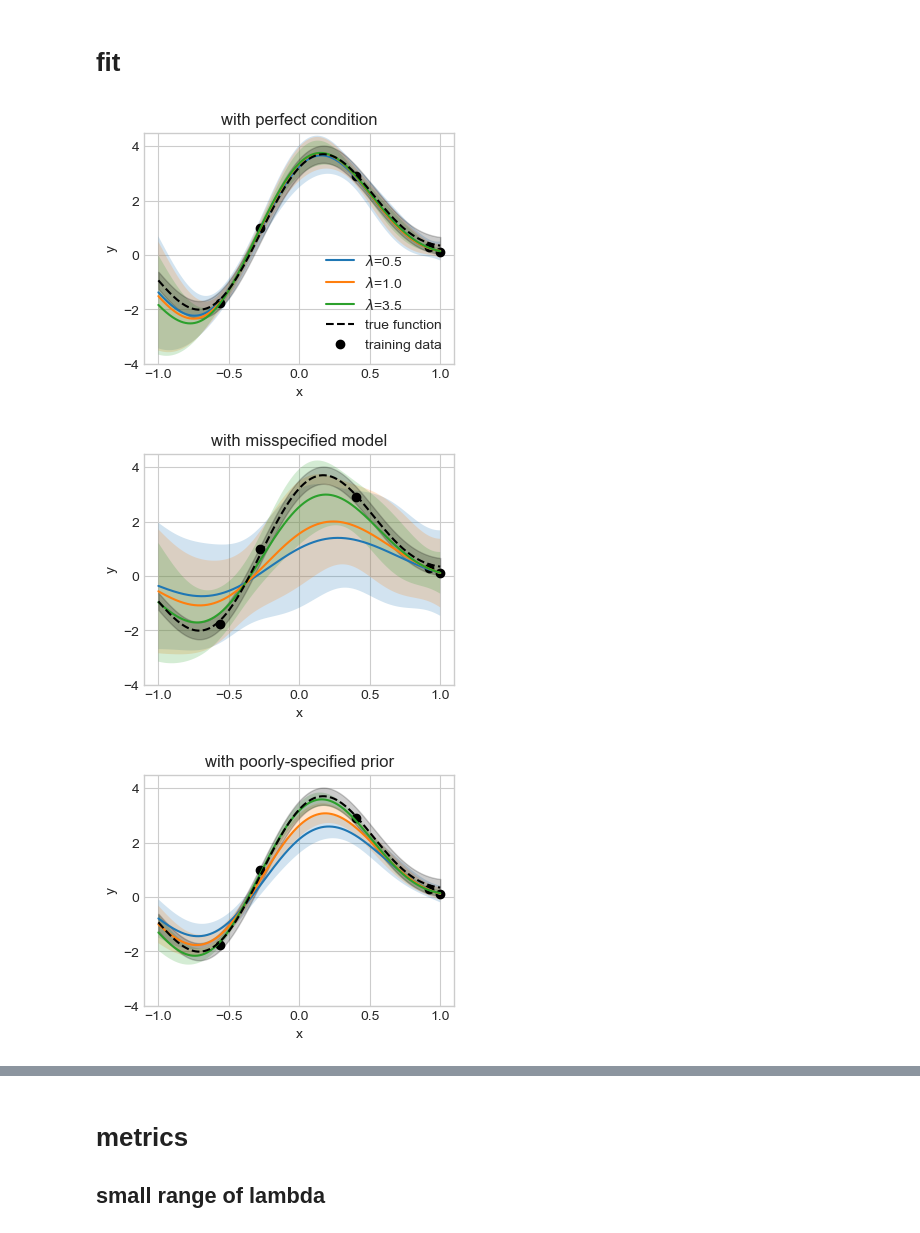
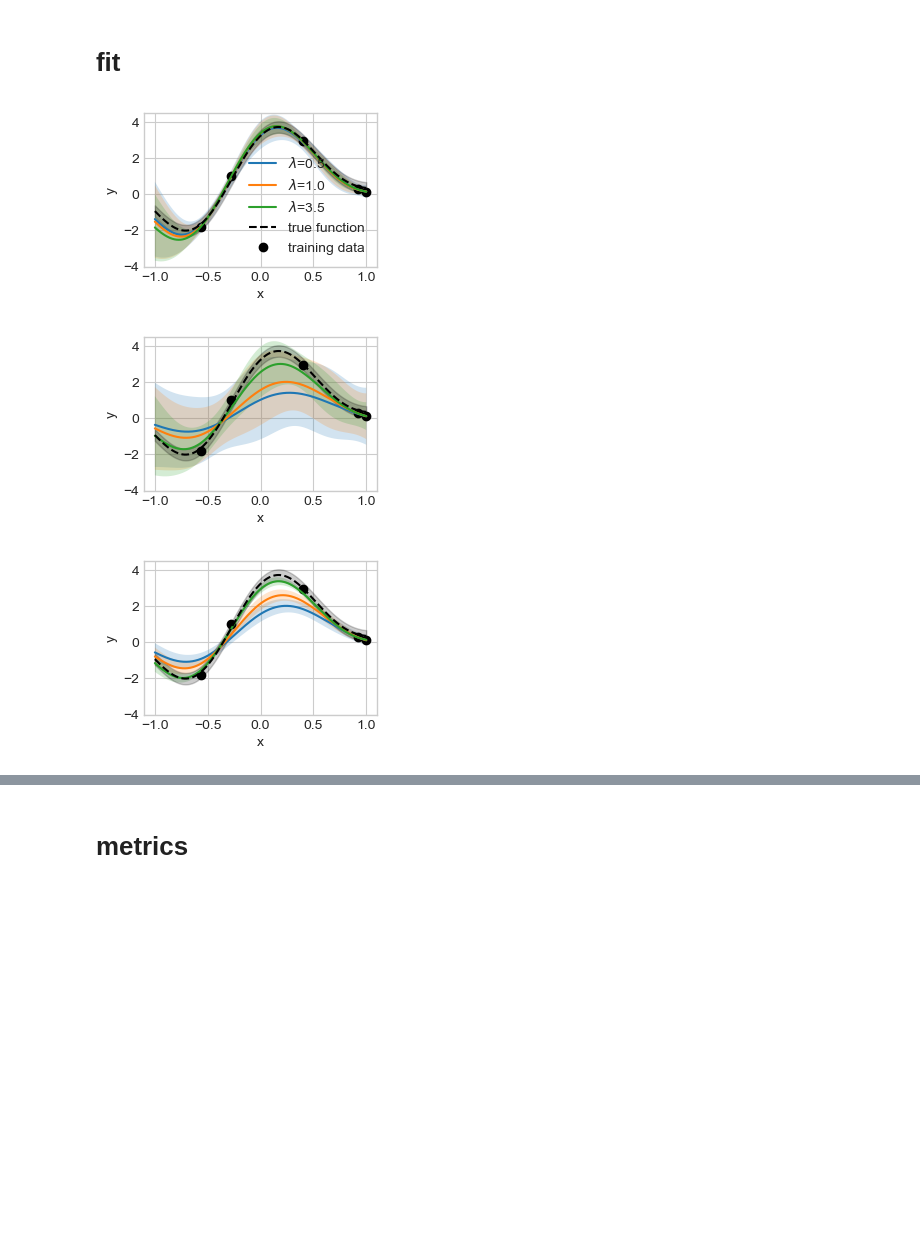
Before and after one commit to pyijiezhang/cold-posteriors-and-pacbayes, a Jupyter notebook: results/blm_regression_exact/simulation_exact_lm_regression.ipynb, the cells around one changed output, grey strips where cells are left out. Saved outputs shown, nothing was run; the diff lists cells and outputs as text; code cells hidden in the pictures; blank space fills up the shorter version.

```diff
--- a/results/blm_regression_exact/simulation_exact_lm_regression.ipynb
+++ b/results/blm_regression_exact/simulation_exact_lm_regression.ipynb
@@ -24,78 +24,75 @@ Y_true = torch.sum(X_show, 1)
 # fit
 # %%
 settings = [
-    "model_good_prior_good_no_da",
-    "model_bad_prior_good_no_da",
-    "model_good_prior_bad_no_da",
-    "model_good_prior_good_with_da"
+    "perfect",
+    "model_bad",
+    "prior_bad",
+    "data_augmentation"
 ]
 
 for setting in settings:
 
-    if setting == "model_good_prior_good_no_da":
+    if setting == "perfect":
         var_likelihood = 0.025
         var_prior = 1.0
-    if setting == "model_bad_prior_good_no_da":
+    if setting == "model_bad":
         var_likelihood = 1.0
         var_prior = 1.0
-    if setting == "model_good_prior_bad_no_da":
+    if setting == "prior_bad":
         var_likelihood = 0.025
-        var_prior = 0.1
-    if setting == "model_good_prior_good_with_da":
+        var_prior = 0.05
+    if setting == "data_augmentation":
         var_likelihood = 0.025
         var_prior = 1.0
 
     dir_prefix = f"./{setting}/"
     if not os.path.exists(dir_prefix):
         os.makedirs(dir_prefix)
 
-    if setting == "model_good_prior_good_no_da":
-        true_label="true function"
-        data_label="training data"
-    else:
-        true_label=""
-        data_label=""
+    true_label="true function"
+    data_label="training data"
 
     # model fit
-    plt.figure(figsize=(4,3))
+    plt.figure(figsize=(3,2))
     for lamb in [0.5, 1.0, 3.5]:
-        if setting == "model_good_prior_good_with_da":
+        if setting == "data_augmentation":
             m_N, S_N, _ = get_post(X_train_aug, Y_train_aug, var_prior, var_likelihood, lamb)
         else:
             m_N, S_N, _ = get_post(X_train, Y_train, var_prior, var_likelihood, lamb)
+
         post_pred_mean = X_show @ m_N
         post_pred_var = torch.diag(X_show @ S_N @ X_show.T)
-        if setting == "model_good_prior_good_no_da":
-            lamb_label=r"$\lambda$"+f"={lamb}"
-        else:
-            lamb_label=""
+
+        lamb_label=r"$\lambda$"+f"={lamb}"
         plt.plot(X_show_orig, post_pred_mean, label=lamb_label)
         plt.fill_between(
             X_show_orig,
             post_pred_mean + 2 * torch.sqrt(post_pred_var),
             post_pred_mean - 2 * torch.sqrt(post_pred_var),
             alpha=0.2,
         )
         plt.ylim(-4,4.5)
 
     plt.plot(X_show_orig, Y_true, label=true_label, linestyle="dashed", color="black")
     plt.fill_between(X_show_orig, Y_true + 2 * 0.158, Y_true - 2 * 0.158, alpha=0.2, color="black")
     plt.scatter(X_train_orig, Y_train, label=data_label, marker="o", color="black")
-    if setting == "model_good_prior_good_no_da":
-        plt.title("with perfect condition")
-    if setting == "model_bad_prior_good_no_da":
-        plt.title("with misspecified model")
-    if setting == "model_good_prior_bad_no_da":
-        plt.title("with poorly-specified prior")
-    if setting == "model_good_prior_good_with_da":
-        plt.title("with data augmentation")
+
+    if setting == "perfect":
+        # plt.title("with \"perfect\" condition")
+        plt.legend()
+    # if setting == "model_bad":
+    #     plt.title("with misspecified model")
+    # if setting == "prior_bad":
+    #     plt.title("with poorly-specified prior")
+    # if setting == "data_augmentation":
+    #     plt.title("with data augmentation")
+
     plt.xlabel("x")
     plt.ylabel("y")
-    if setting == "model_good_prior_good_no_da":
-        plt.legend()
-    plt.savefig(f"{dir_prefix}/fit_{setting}.png", dpi=300, bbox_inches='tight')
+
+    plt.savefig(f"{dir_prefix}/fit_{setting}.png", dpi=1000, bbox_inches='tight')
     plt.show()
 # %% [output]
-[figure, old version]
+[figure, new version]
-[figure, old version]
+[figure, new version]
-[figure, old version]
+[figure, new version]
@@ -103,5 +100,4 @@ for setting in settings:
 # %% [markdown]
 # metrics
-## small range of lambda
 # %%
 settings = [
```
Also changed, not shown: parts of 3 cells of this notebook, 39 other files.
